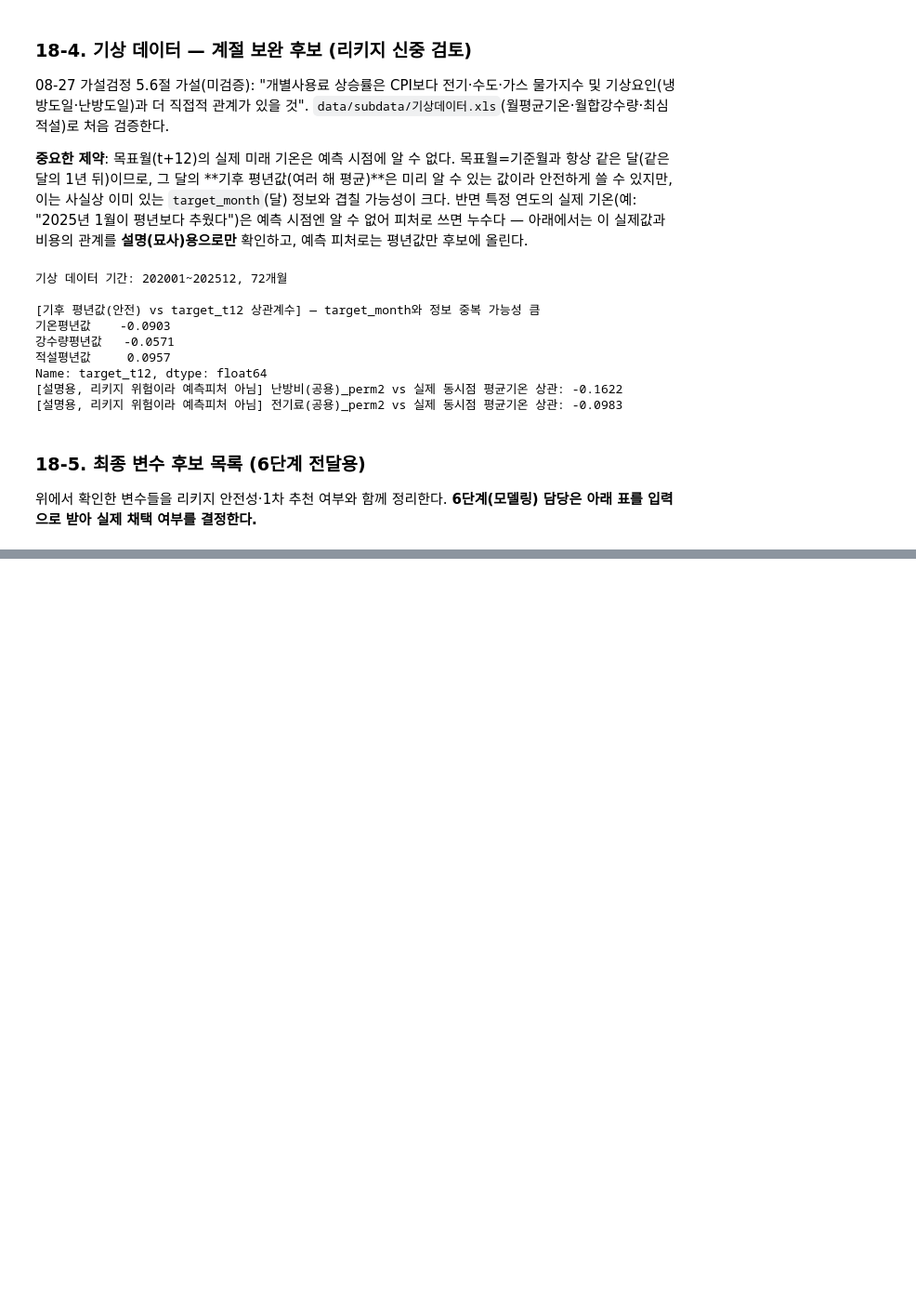
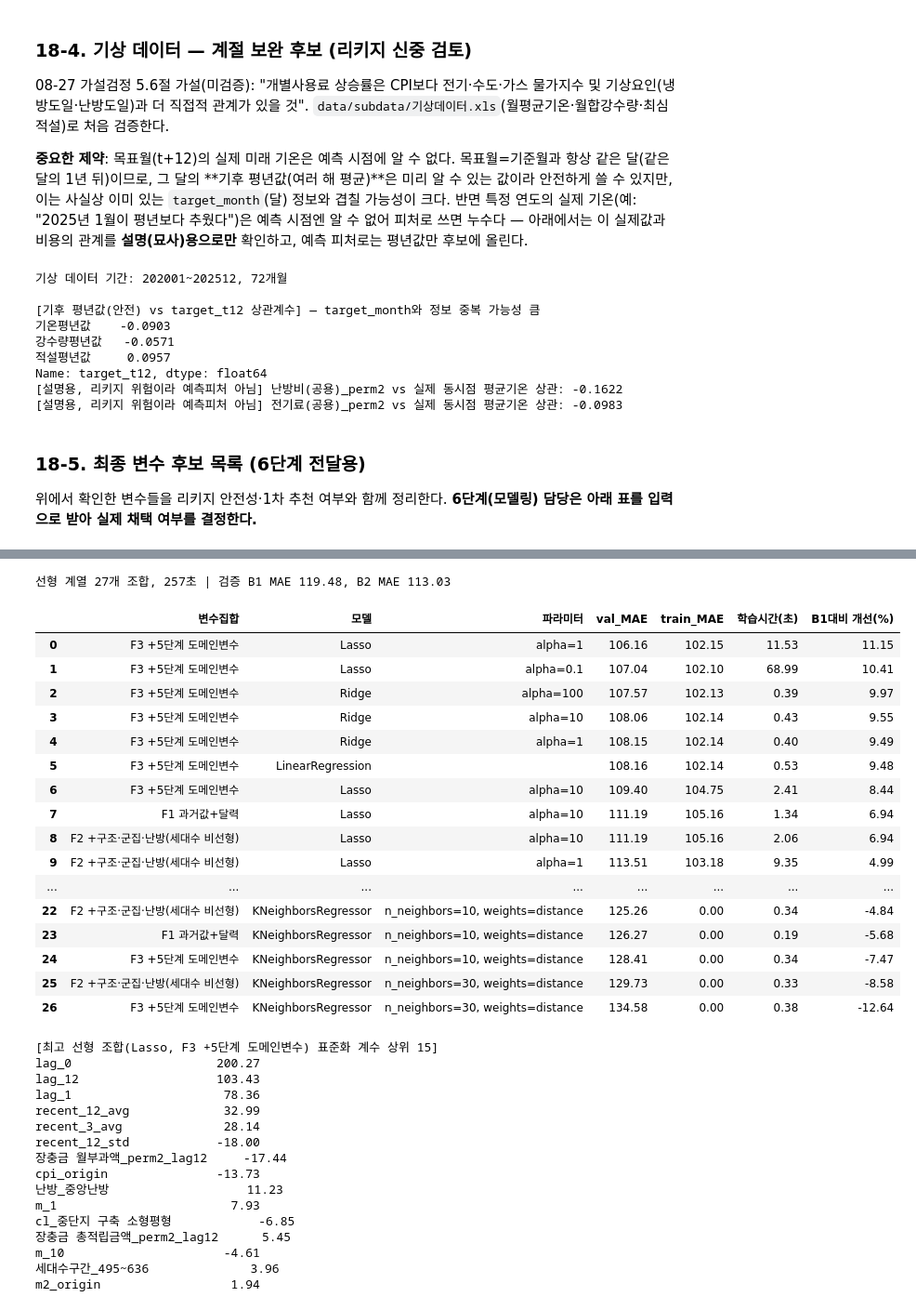
Before and after one commit to roh-git/mlapt_project, a Jupyter notebook: main_analysis.ipynb, the cells around one changed output, grey strips where cells are left out. Shown at 93% size. Cells and saved outputs as stored; diff of their text form; code cells hidden in the pictures; blank space fills up the shorter version.

```diff
--- a/main_analysis.ipynb
+++ b/main_analysis.ipynb
@@ -2017,0 +2170,63 @@ candidate_summary
+# %%
+from sklearn.linear_model import LinearRegression, Ridge, Lasso
+from sklearn.neighbors import KNeighborsRegressor
+import time
+
+linear_grid = [
+    {'preprocess': [StandardScaler()], 'model': [LinearRegression()]},
+    {'preprocess': [StandardScaler()], 'model': [Ridge()], 'model__alpha': [1, 10, 100]},
+    {'preprocess': [StandardScaler()], 'model': [Lasso(max_iter=5000)], 'model__alpha': [0.1, 1, 10]},
+    {'preprocess': [StandardScaler()], 'model': [KNeighborsRegressor()], 'model__n_neighbors': [10, 30], 'model__weights': ['distance']},
+]
+t0 = time.time()
+linear_results, linear_gs = [], {}
+for fs in FEATURE_SETS:            # 선형 계열은 가벼우므로 변수집합 3개 모두 비교
+    gs, res = run_grid(linear_grid, fs)
+    linear_gs[fs] = gs
+    linear_results.append(res)
+linear_results = pd.concat(linear_results, ignore_index=True).sort_values('val_MAE').reset_index(drop=True)
+print(f"선형 계열 {len(linear_results)}개 조합, {time.time() - t0:.0f}초 | 검증 B1 MAE {B1_VAL_MAE:.2f}, B2 MAE {B2_VAL_MAE:.2f}")
+show(linear_results)
+
+# 최고 선형 조합의 표준화 계수 — 어떤 변수가 예측을 밀어올리는지
+best_fs = linear_results.iloc[0]['변수집합']
+best_lin = linear_gs[best_fs].best_estimator_
+if hasattr(best_lin.named_steps['model'], 'coef_'):
+    coef = pd.Series(best_lin.named_steps['model'].coef_, index=FEATURE_SETS[best_fs]).sort_values(key=np.abs, ascending=False)
+    print(f"\n[최고 선형 조합({type(best_lin.named_steps['model']).__name__}, {best_fs}) 표준화 계수 상위 15]")
+    print(coef.head(15).round(2).to_string())
+# %% [output]
+선형 계열 27개 조합, 257초 | 검증 B1 MAE 119.48, B2 MAE 113.03
+|  | 변수집합 | 모델 | 파라미터 | val_MAE | train_MAE | 학습시간(초) | B1대비 개선(%) |
+| 0 | F3 +5단계 도메인변수 | Lasso | alpha=1 | 106.16 | 102.15 | 11.53 | 11.15 |
+| 1 | F3 +5단계 도메인변수 | Lasso | alpha=0.1 | 107.04 | 102.10 | 68.99 | 10.41 |
+| 2 | F3 +5단계 도메인변수 | Ridge | alpha=100 | 107.57 | 102.13 | 0.39 | 9.97 |
+| 3 | F3 +5단계 도메인변수 | Ridge | alpha=10 | 108.06 | 102.14 | 0.43 | 9.55 |
+| 4 | F3 +5단계 도메인변수 | Ridge | alpha=1 | 108.15 | 102.14 | 0.40 | 9.49 |
+| 5 | F3 +5단계 도메인변수 | LinearRegression |  | 108.16 | 102.14 | 0.53 | 9.48 |
+| 6 | F3 +5단계 도메인변수 | Lasso | alpha=10 | 109.40 | 104.75 | 2.41 | 8.44 |
+| 7 | F1 과거값+달력 | Lasso | alpha=10 | 111.19 | 105.16 | 1.34 | 6.94 |
+| 8 | F2 +구조·군집·난방(세대수 비선형) | Lasso | alpha=10 | 111.19 | 105.16 | 2.06 | 6.94 |
+| 9 | F2 +구조·군집·난방(세대수 비선형) | Lasso | alpha=1 | 113.51 | 103.18 | 9.35 | 4.99 |
+| ... | ... | ... | ... | ... | ... | ... | ... |
+| 22 | F2 +구조·군집·난방(세대수 비선형) | KNeighborsRegressor | n_neighbors=10, weights=distance | 125.26 | 0.00 | 0.34 | -4.84 |
+| 23 | F1 과거값+달력 | KNeighborsRegressor | n_neighbors=10, weights=distance | 126.27 | 0.00 | 0.19 | -5.68 |
+| 24 | F3 +5단계 도메인변수 | KNeighborsRegressor | n_neighbors=10, weights=distance | 128.41 | 0.00 | 0.34 | -7.47 |
+| 25 | F2 +구조·군집·난방(세대수 비선형) | KNeighborsRegressor | n_neighbors=30, weights=distance | 129.73 | 0.00 | 0.33 | -8.58 |
+| 26 | F3 +5단계 도메인변수 | KNeighborsRegressor | n_neighbors=30, weights=distance | 134.58 | 0.00 | 0.38 | -12.64 |
+[최고 선형 조합(Lasso, F3 +5단계 도메인변수) 표준화 계수 상위 15]
+lag_0                    200.27
+lag_12                   103.43
+lag_1                     78.36
+recent_12_avg             32.99
+recent_3_avg              28.14
+recent_12_std            -18.00
+장충금 월부과액_perm2_lag12     -17.44
+cpi_origin               -13.73
+난방_중앙난방                   11.23
+m_1                        7.93
+cl_중단지 구축 소형평형            -6.85
+장충금 총적립금액_perm2_lag12      5.45
+m_10                      -4.61
+세대수구간_495~636              3.96
+m2_origin                  1.94
```
Also changed, not shown: parts of 13 cells of this notebook, 2 other files.
